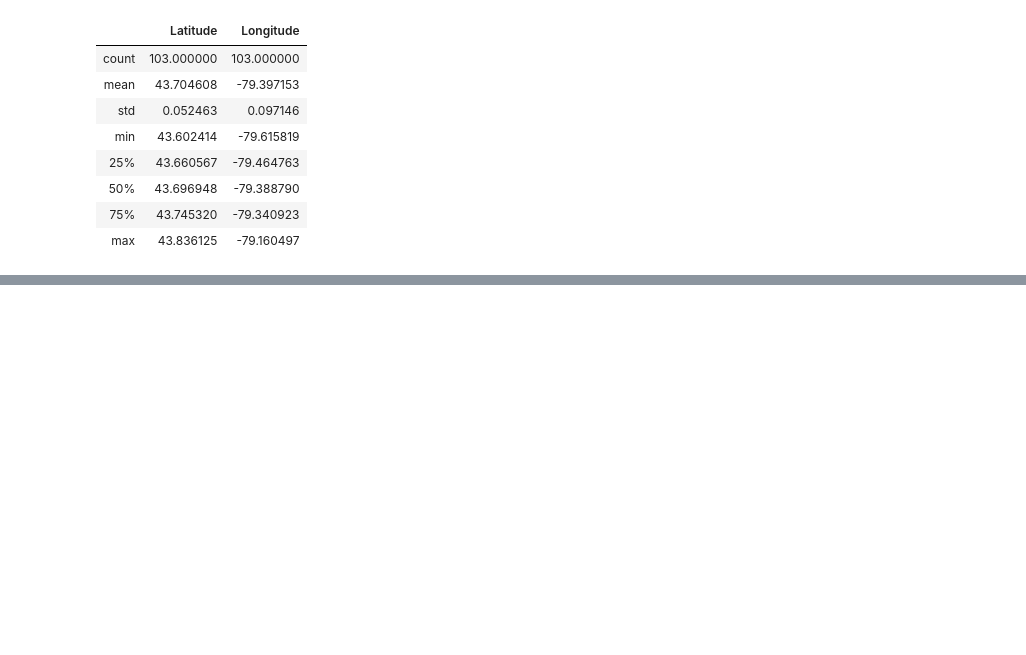
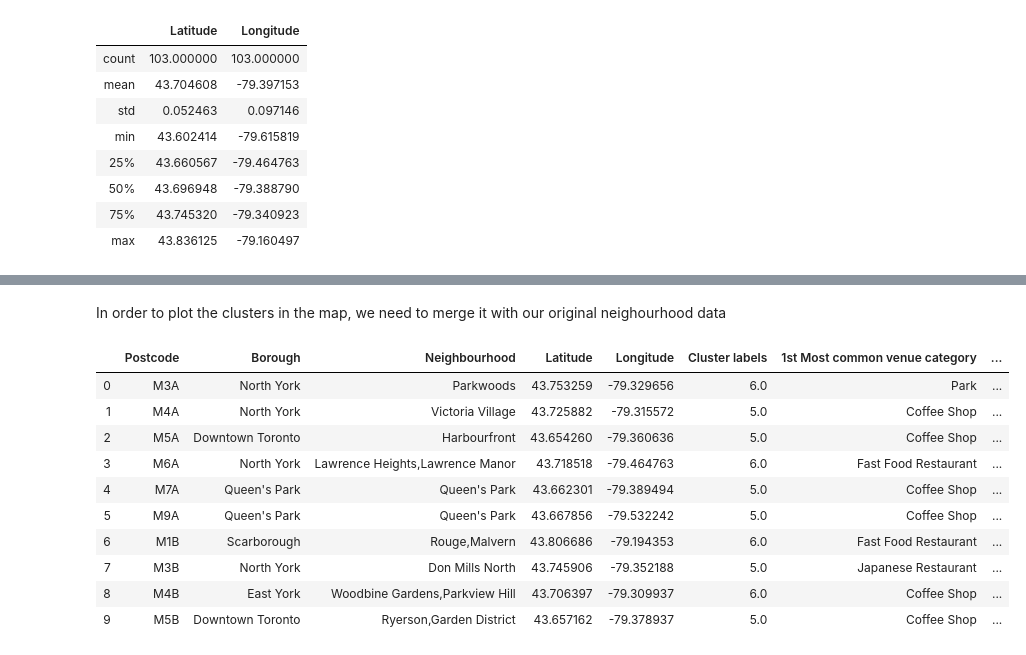
Before and after one commit to rafaelgregorut/first-data-science-project, a Jupyter notebook: capstone-data-science-project-notebook.ipynb, the cells around one changed output, grey strips where cells are left out. Drawn from its saved outputs; the diff is of its cells as text; code cells hidden in the pictures; blank space fills up the shorter version.

```diff
--- a/capstone-data-science-project-notebook.ipynb
+++ b/capstone-data-science-project-notebook.ipynb
@@ -215,0 +519,28 @@ df_toronto_postcode_coord.describe()
+# %%
+#Given a row (with a neighbourhood) and a number n, return the n-th most frequent categories for that row
+def get_top_venue_categories(row,top):
+    row_categories = row.iloc[1:]
+    row_categories = row_categories.sort_values(ascending=False)
+    return row_categories.index.values[0:top]
+# %%
+#Let's look first at the top 3 categories in each neighbourhood
+top = 3
+
+#Auxiliar sufixes to pretify the dataframe
+sufix = ["st","nd","rd"]
+
+#Set up the columns names
+columns = ['Neighbourhood']
+for i in range(top):
+    try:
+        columns.append('{}{} Most common venue category'.format(i+1, sufix[i]))
+    except:
+        columns.append('{}th Most common venue category'.format(i+1))
+
+#Create the new dataframe that will contain the top categories for each neighbourhood
+neighbourhood_top_venue_categories = pd.DataFrame(columns=columns)
+
+#Populate this new dataframe using the neighbourhood data and the previously defined function
+neighbourhood_top_venue_categories["Neighbourhood"] = df_toronto_grouped["Neighbourhood"]
+for i in np.arange(df_toronto_grouped.shape[0]):
+    neighbourhood_top_venue_categories.iloc[i,1:] = get_top_venue_categories(df_toronto_grouped.iloc[i,:],3)
@@ -215,0 +563,7 @@ df_toronto_postcode_coord.describe()
+# %%
+#Let's use 7 clusters
+k = 7
+toronto_clustering = df_toronto_grouped.drop(["Neighbourhood"],axis=1)
+kmeans = KMeans(init="k-means++", n_clusters=k, n_init=12)
+kmeans.fit(toronto_clustering)
+kmeans.labels_[0:10]
@@ -215,0 +572,4 @@ df_toronto_postcode_coord.describe()
+# %%
+#Add the labels into our previous dataframe
+neighbourhood_top_venue_categories.insert(0,"Cluster labels",kmeans.labels_)
+neighbourhood_top_venue_categories.head(10)
@@ -215,0 +588,18 @@ df_toronto_postcode_coord.describe()
+# %% [markdown]
+In order to plot the clusters in the map, we need to merge it with our original neighourhood data
+# %%
+#Let's merge the labeled cluster data with our original neighbourhood data
+toronto_merged_data = df_toronto_postcode_coord.join(neighbourhood_top_venue_categories.set_index("Neighbourhood"),on="Neighbourhood")
+toronto_merged_data.head(10)
+# %% [output]
+|  | Postcode | Borough | Neighbourhood | Latitude | Longitude | Cluster labels | 1st Most common venue category | ... |
+| 0 | M3A | North York | Parkwoods | 43.753259 | -79.329656 | 6.0 | Park | ... |
+| 1 | M4A | North York | Victoria Village | 43.725882 | -79.315572 | 5.0 | Coffee Shop | ... |
+| 2 | M5A | Downtown Toronto | Harbourfront | 43.654260 | -79.360636 | 5.0 | Coffee Shop | ... |
+| 3 | M6A | North York | Lawrence Heights,Lawrence Manor | 43.718518 | -79.464763 | 6.0 | Fast Food Restaurant | ... |
+| 4 | M7A | Queen's Park | Queen's Park | 43.662301 | -79.389494 | 5.0 | Coffee Shop | ... |
+| 5 | M9A | Queen's Park | Queen's Park | 43.667856 | -79.532242 | 5.0 | Coffee Shop | ... |
+| 6 | M1B | Scarborough | Rouge,Malvern | 43.806686 | -79.194353 | 6.0 | Fast Food Restaurant | ... |
+| 7 | M3B | North York | Don Mills North | 43.745906 | -79.352188 | 5.0 | Japanese Restaurant | ... |
+| 8 | M4B | East York | Woodbine Gardens,Parkview Hill | 43.706397 | -79.309937 | 6.0 | Coffee Shop | ... |
+| 9 | M5B | Downtown Toronto | Ryerson,Garden District | 43.657162 | -79.378937 | 5.0 | Coffee Shop | ... |
```
Also changed, not shown: parts of 45 cells of this notebook.
